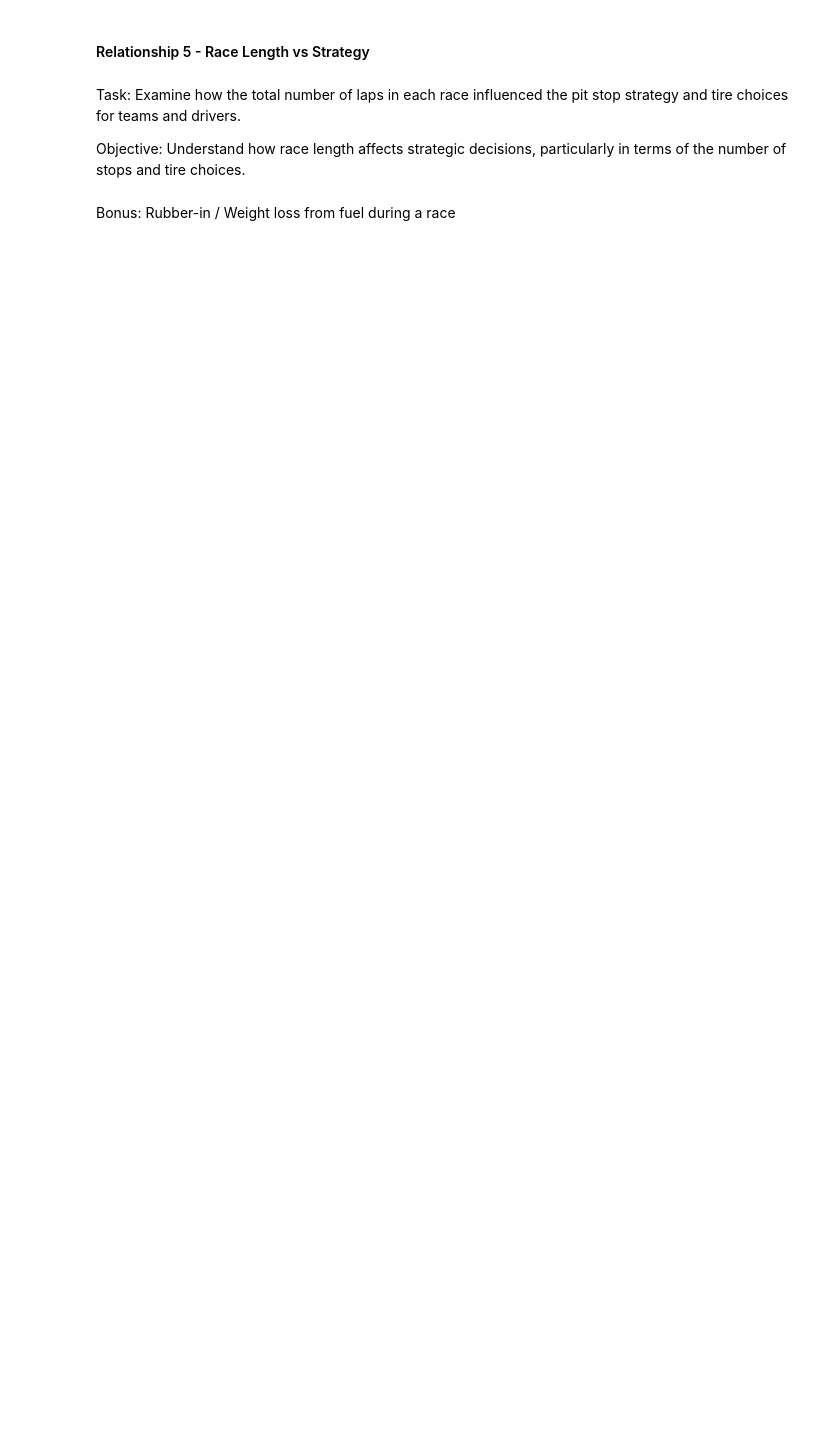
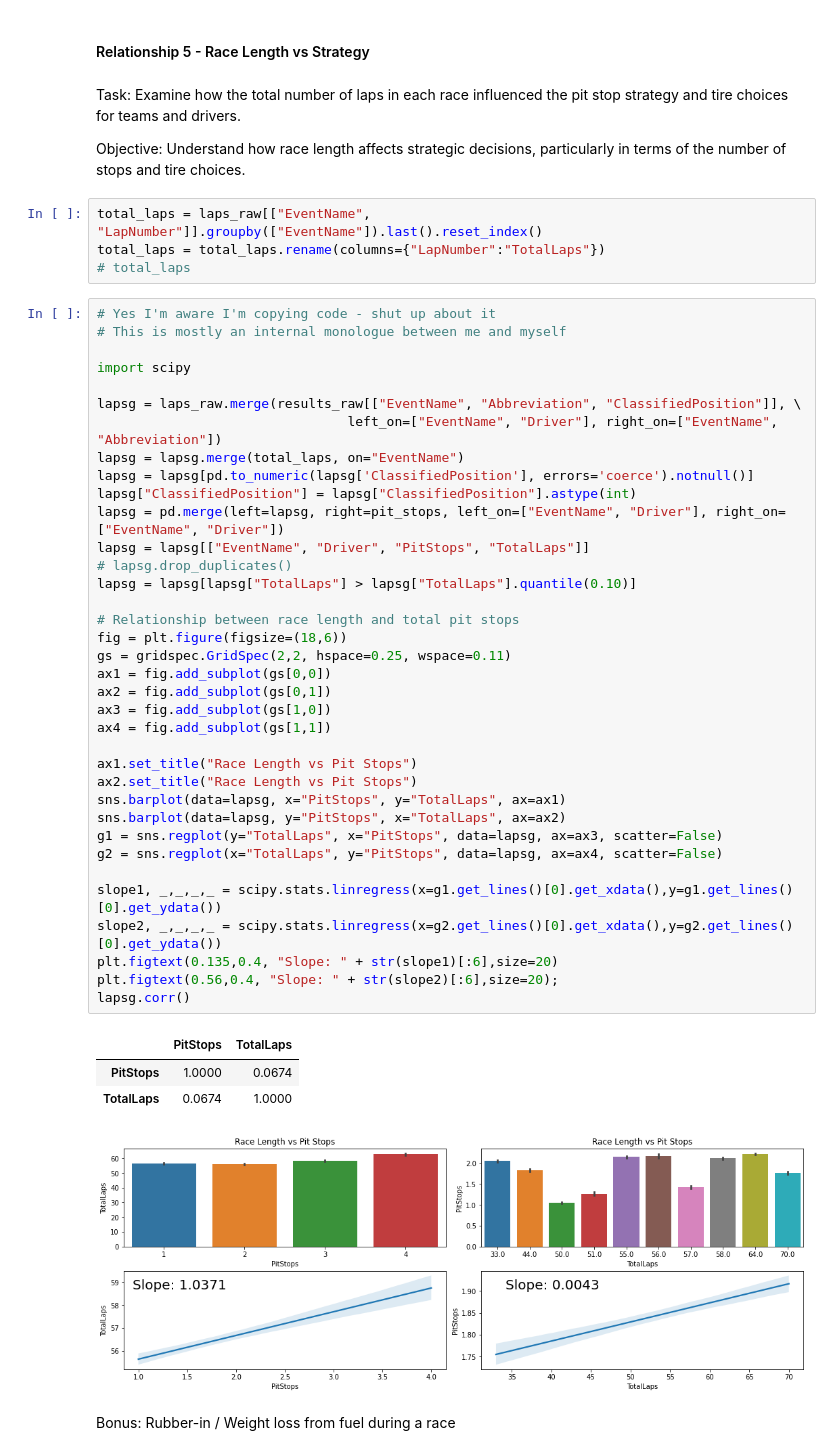
Before and after one commit to MyNameIsCalvinDavis/Data-Science, a Jupyter notebook: F1/F1.ipynb, the cells around one changed output. Saved outputs shown, nothing was run; the diff lists cells and outputs as text; blank space fills up the shorter version.

Commit message:
Relationships 4-5

```diff
--- a/F1/F1.ipynb
+++ b/F1/F1.ipynb
@@ -1529,5 +1531,50 @@ sns.barplot(data=lapsg, y="PitStops", x="ClassifiedPosition", ax=ax2)
 Task: Examine how the total number of laps in each race influenced the pit stop strategy and tire choices for teams and drivers.
 
 Objective: Understand how race length affects strategic decisions, particularly in terms of the number of stops and tire choices.
+# %%
+total_laps = laps_raw[["EventName", "LapNumber"]].groupby(["EventName"]).last().reset_index()
+total_laps = total_laps.rename(columns={"LapNumber":"TotalLaps"})
+# total_laps
+# %%
+# Yes I'm aware I'm copying code - shut up about it
+# This is mostly an internal monologue between me and myself
+
+import scipy
+
+lapsg = laps_raw.merge(results_raw[["EventName", "Abbreviation", "ClassifiedPosition"]], \
+                                left_on=["EventName", "Driver"], right_on=["EventName", "Abbreviation"])
+lapsg = lapsg.merge(total_laps, on="EventName")
+lapsg = lapsg[pd.to_numeric(lapsg['ClassifiedPosition'], errors='coerce').notnull()]
+lapsg["ClassifiedPosition"] = lapsg["ClassifiedPosition"].astype(int)
+lapsg = pd.merge(left=lapsg, right=pit_stops, left_on=["EventName", "Driver"], right_on=["EventName", "Driver"])
+lapsg = lapsg[["EventName", "Driver", "PitStops", "TotalLaps"]]
+# lapsg.drop_duplicates()
+lapsg = lapsg[lapsg["TotalLaps"] > lapsg["TotalLaps"].quantile(0.10)]
+
+# Relationship between race length and total pit stops
+fig = plt.figure(figsize=(18,6))
+gs = gridspec.GridSpec(2,2, hspace=0.25, wspace=0.11)
+ax1 = fig.add_subplot(gs[0,0])
+ax2 = fig.add_subplot(gs[0,1])
+ax3 = fig.add_subplot(gs[1,0])
+ax4 = fig.add_subplot(gs[1,1])
+
+ax1.set_title("Race Length vs Pit Stops")
+ax2.set_title("Race Length vs Pit Stops")
+sns.barplot(data=lapsg, x="PitStops", y="TotalLaps", ax=ax1)
+sns.barplot(data=lapsg, y="PitStops", x="TotalLaps", ax=ax2)
+g1 = sns.regplot(y="TotalLaps", x="PitStops", data=lapsg, ax=ax3, scatter=False)
+g2 = sns.regplot(x="TotalLaps", y="PitStops", data=lapsg, ax=ax4, scatter=False)
+
+slope1, _,_,_,_ = scipy.stats.linregress(x=g1.get_lines()[0].get_xdata(),y=g1.get_lines()[0].get_ydata())
+slope2, _,_,_,_ = scipy.stats.linregress(x=g2.get_lines()[0].get_xdata(),y=g2.get_lines()[0].get_ydata())
+plt.figtext(0.135,0.4, "Slope: " + str(slope1)[:6],size=20)
+plt.figtext(0.56,0.4, "Slope: " + str(slope2)[:6],size=20);
+lapsg.corr()
+# %% [output]
+|  | PitStops | TotalLaps |
+| PitStops | 1.0000 | 0.0674 |
+| TotalLaps | 0.0674 | 1.0000 |
+[figure, added]
 # %% [markdown]
 Bonus: Rubber-in / Weight loss from fuel during a race
```
Also changed, not shown: parts of 2 cells of this notebook.
